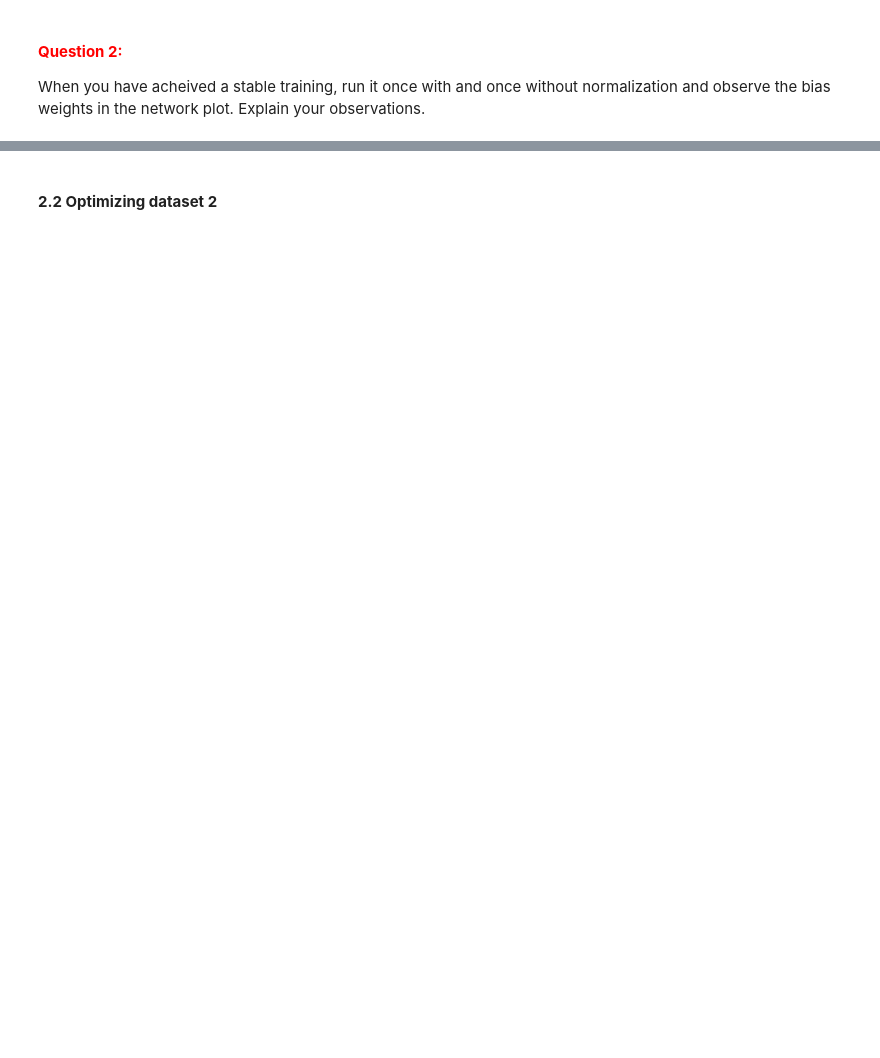
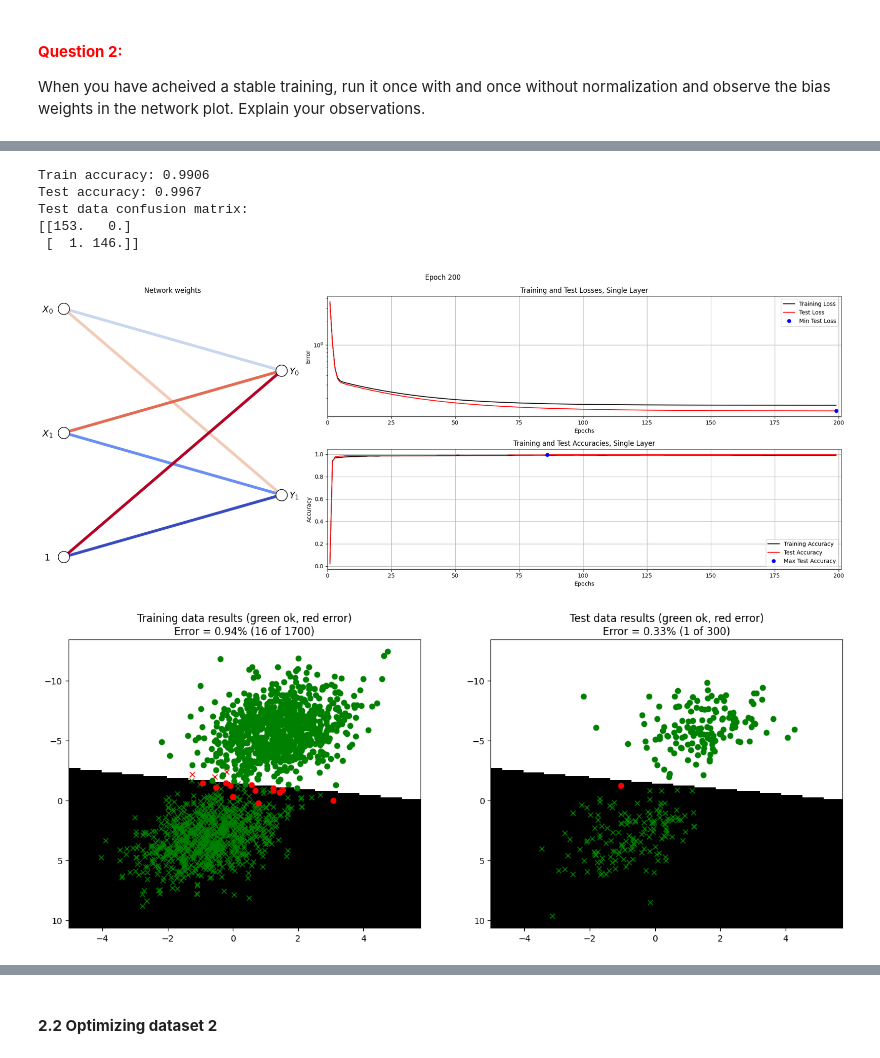
Before and after one commit to qqyfly/732A55_Neural_Networks_and_Learning_Systems, a Jupyter notebook: Homework/Lab/A1_Supervised/main2_SingleLayer.ipynb, the cells around one changed output, grey strips where cells are left out. Saved outputs shown, nothing was run; the diff lists cells and outputs as text; code cells hidden in the pictures; blank space fills up the shorter version.

```diff
--- a/Homework/Lab/A1_Supervised/main2_SingleLayer.ipynb
+++ b/Homework/Lab/A1_Supervised/main2_SingleLayer.ipynb
@@ -469,0 +471,20 @@ When you have acheived a stable training, run it once with and once without norm
+# %%
+# Select and load dataset
+nInputs  = 2
+nClasses = 2
+
+W0 = np.random.randn(nInputs, nClasses)
+B0 = np.zeros((1, nClasses))
+
+params = {"epochs": 200, "learningRate": 0.01, "normalize": False, "useTanhOutput":False}
+# ============================================
+
+trainSingleLayerOnDataset(1, 0.15, W0, B0, params)
+# %% [output]
+Train accuracy: 0.9906
+Test accuracy: 0.9967
+Test data confusion matrix:
+[[153.   0.]
+ [  1. 146.]]
+[figure, added]
+[figure, added]
```
Also changed, not shown: parts of 21 cells of this notebook, 3 other files.
